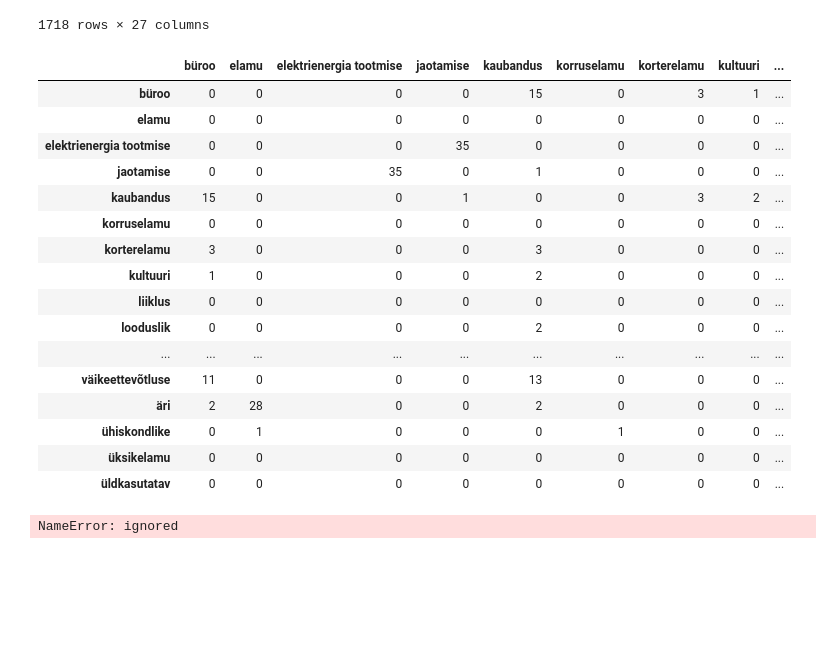
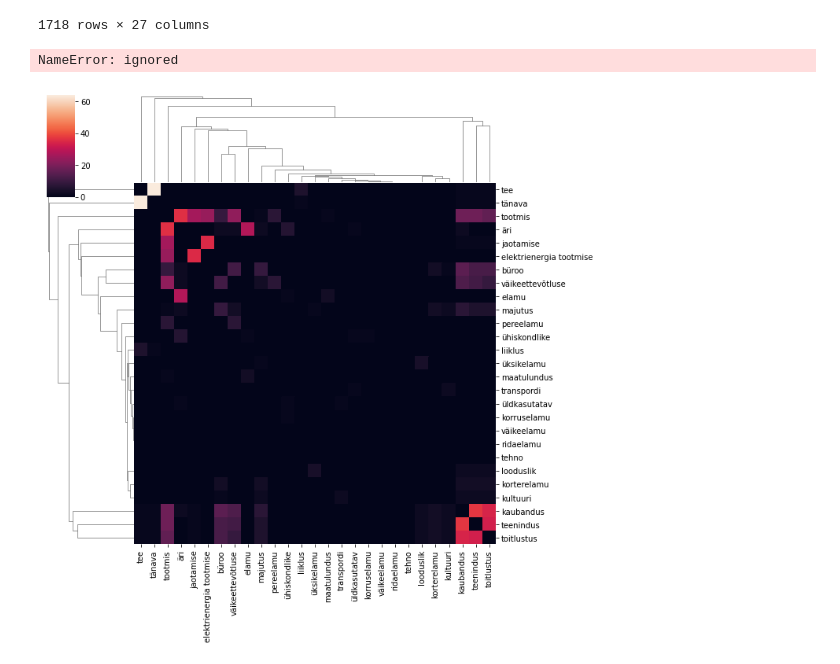
Before and after one commit to taavip/MAPlaneeringud, a Jupyter notebook: plan_analyys.ipynb, the cells around one changed output. Drawn from its saved outputs; the diff is of its cells as text; code cells hidden in the pictures; blank space fills up the shorter version.

```diff
--- a/plan_analyys.ipynb
+++ b/plan_analyys.ipynb
@@ -618,26 +618,19 @@ z
 # %%
 u = np.diag(np.ones(z.shape[1], dtype=bool))
 
-z.T.dot(z) * (~u)
+z2= z.T.dot(z) * (~u)
-# %% [output]
-|  | büroo | elamu | elektrienergia tootmise | jaotamise | kaubandus | korruselamu | korterelamu | kultuuri | ... |
-| büroo | 0 | 0 | 0 | 0 | 15 | 0 | 3 | 1 | ... |
-| elamu | 0 | 0 | 0 | 0 | 0 | 0 | 0 | 0 | ... |
-| elektrienergia tootmise | 0 | 0 | 0 | 35 | 0 | 0 | 0 | 0 | ... |
-| jaotamise | 0 | 0 | 35 | 0 | 1 | 0 | 0 | 0 | ... |
-| kaubandus | 15 | 0 | 0 | 1 | 0 | 0 | 3 | 2 | ... |
-| korruselamu | 0 | 0 | 0 | 0 | 0 | 0 | 0 | 0 | ... |
-| korterelamu | 3 | 0 | 0 | 0 | 3 | 0 | 0 | 0 | ... |
-| kultuuri | 1 | 0 | 0 | 0 | 2 | 0 | 0 | 0 | ... |
-| liiklus | 0 | 0 | 0 | 0 | 0 | 0 | 0 | 0 | ... |
-| looduslik | 0 | 0 | 0 | 0 | 2 | 0 | 0 | 0 | ... |
-| ... | ... | ... | ... | ... | ... | ... | ... | ... | ... |
-| väikeettevõtluse | 11 | 0 | 0 | 0 | 13 | 0 | 0 | 0 | ... |
-| äri | 2 | 28 | 0 | 0 | 2 | 0 | 0 | 0 | ... |
-| ühiskondlike | 0 | 1 | 0 | 0 | 0 | 1 | 0 | 0 | ... |
-| üksikelamu | 0 | 0 | 0 | 0 | 0 | 0 | 0 | 0 | ... |
-| üldkasutatav | 0 | 0 | 0 | 0 | 0 | 0 | 0 | 0 | ... |
 # %%
 library(superheat)
 # %% [output]
 NameError: ignored
+# %%
+import seaborn as sns
+import pandas as pd
+from matplotlib import pyplot as plt
+
+sns.clustermap(z2)
+
+# Show the graph
+plt.show()
+# %% [output]
+[figure, added]
```
Also changed, not shown: parts of 2 cells of this notebook.
